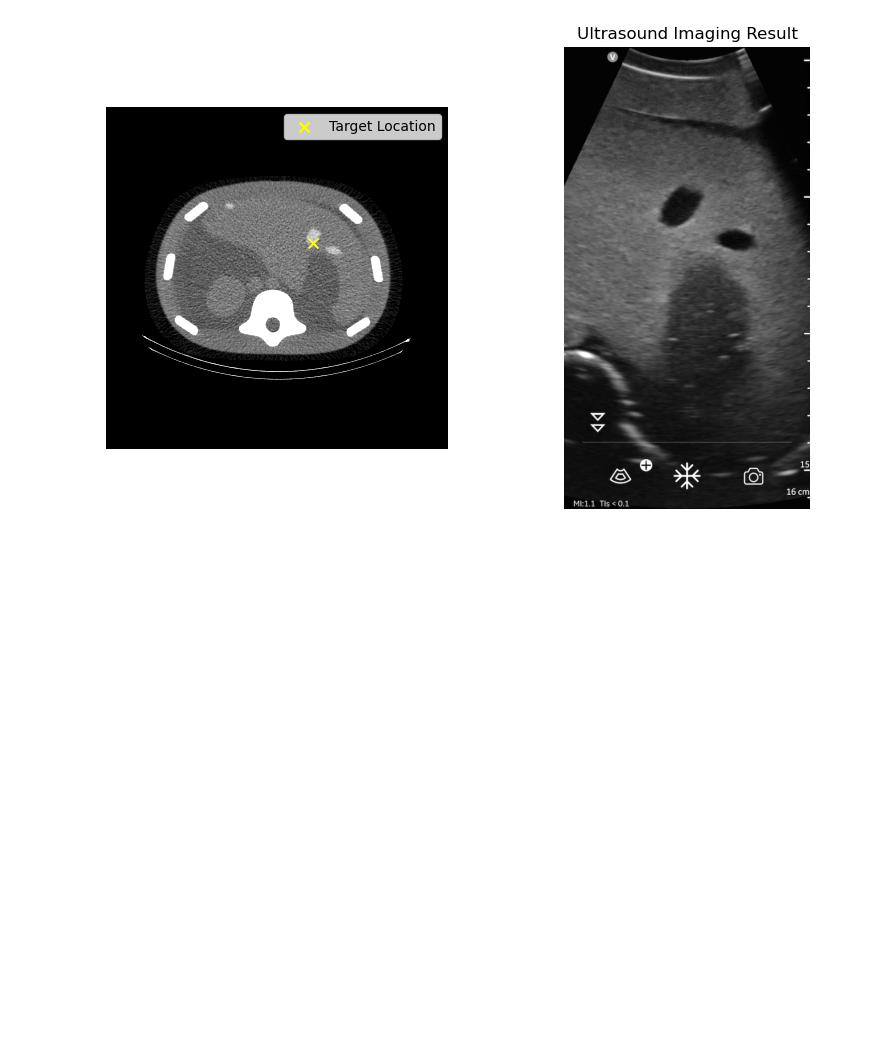
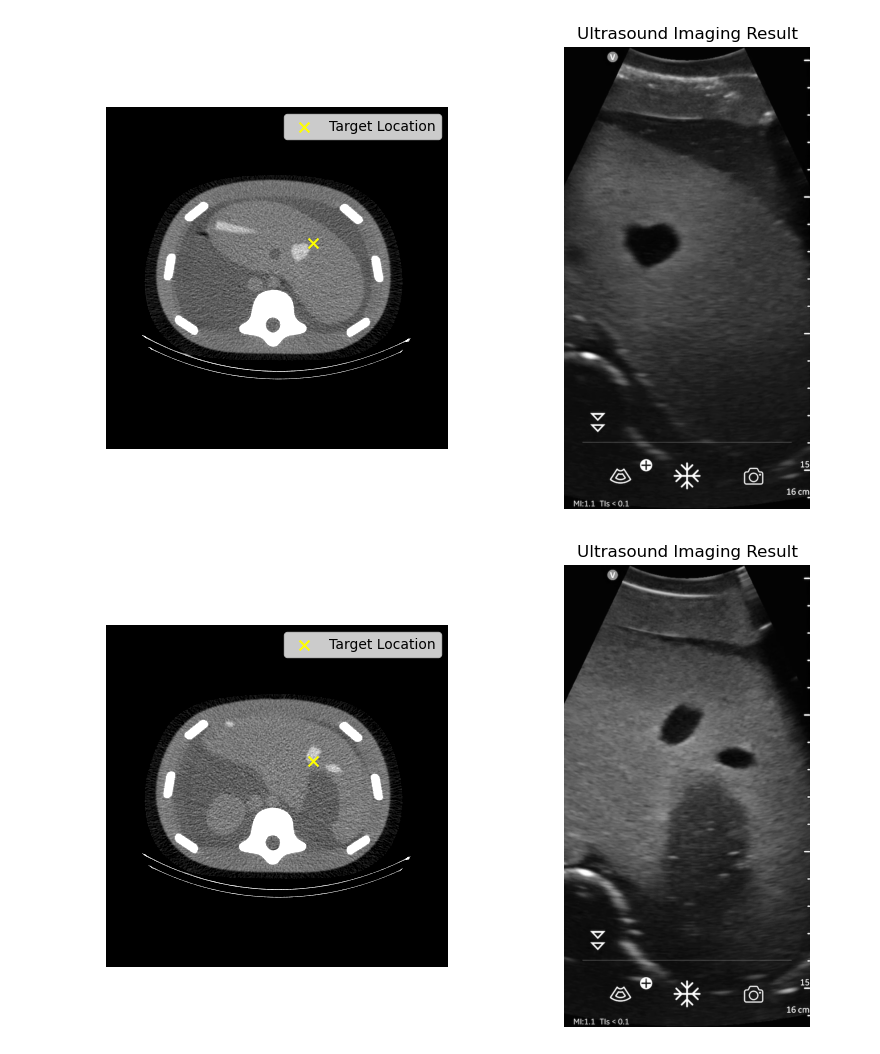
Before and after one commit to CoNG-harvard/robotic-ultrasound, a Jupyter notebook: notebooks/ResultAnnotation/visualization.ipynb, the cells around one changed output. Cells and saved outputs as stored; diff of their text form; code cells hidden in the pictures; blank space fills up the shorter version.

```diff
--- a/notebooks/ResultAnnotation/visualization.ipynb
+++ b/notebooks/ResultAnnotation/visualization.ipynb
@@ -72,12 +72,8 @@ def flip_img(input_img,orders):
     flipped_ct.SetSpacing(input_img.GetSpacing())
     return flipped_ct
 # %%
-with open('us_observations.pkl','rb') as fp:
-    data = pkl.load(fp)
-target_locs = data['CT_target_locs']
-frames = data['frame']
 
-body_ct = sitk.ReadImage('./nifty/CT_phantom_regular.nii.gz')
+body_ct = sitk.ReadImage('./data/nifty/CT_phantom_regular.nii.gz')
 body_ct = flip_img(body_ct,[True,False,False])
 # %%
 import os
@@ -88,34 +84,35 @@ fs = os.listdir(obs_path)
 # z_cand = [-10,-5,0,5,10]
 
 i = 0
-for f in fs[1:2]:
+for f in fs:
 
 
     with open(obs_path+f,'rb') as fp:
         obs = pkl.load(fp)
 
     loc = obs['ct_target_loc']
     cframe = obs['with_slice_matching']['center_frame']
     plt.figure(figsize=(15,6))
 
     pix = body_ct.TransformPhysicalPointToIndex(loc)
     # visualize_vessel(original_vessel_ct,pix,'Target Location')
     ax = plt.subplot(1,3,1)
     visualize_body(body_ct,pix,'Target Location',vmin=0.6,vmax=0.8,ax=ax)
 
 
     ax = plt.subplot(1,3,2)
     ax.axis('off')
     ax.imshow(to_grayscale(cframe[100:1040]),cmap = 'gray')
     ax.set_title('Ultrasound Imaging Result')
 
 
     # ax = plt.subplot(1,3,3)
     # ax.axis('off')
     # ax.imshow(to_grayscale(benchmark[100:1040]),cmap = 'gray')
     # ax.set_title('Benchmark')
 
     # plt.savefig('./figures/{}.png'.format(i))
     plt.show()
 # %% [output]
-[figure, old version]
+[figure, new version]
+[figure, added]
```
Also changed, not shown: parts of 2 cells of this notebook, 1 other file.
